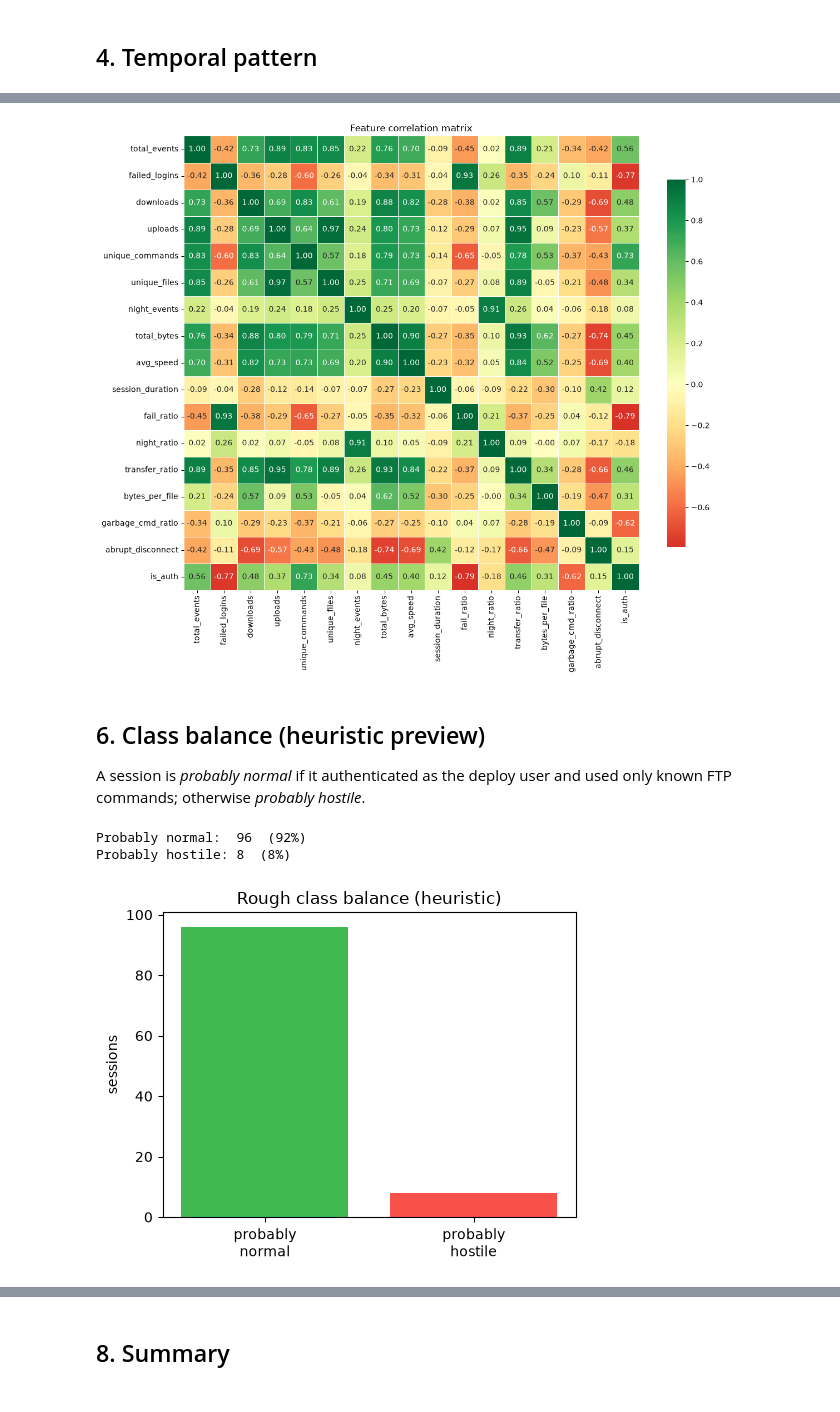
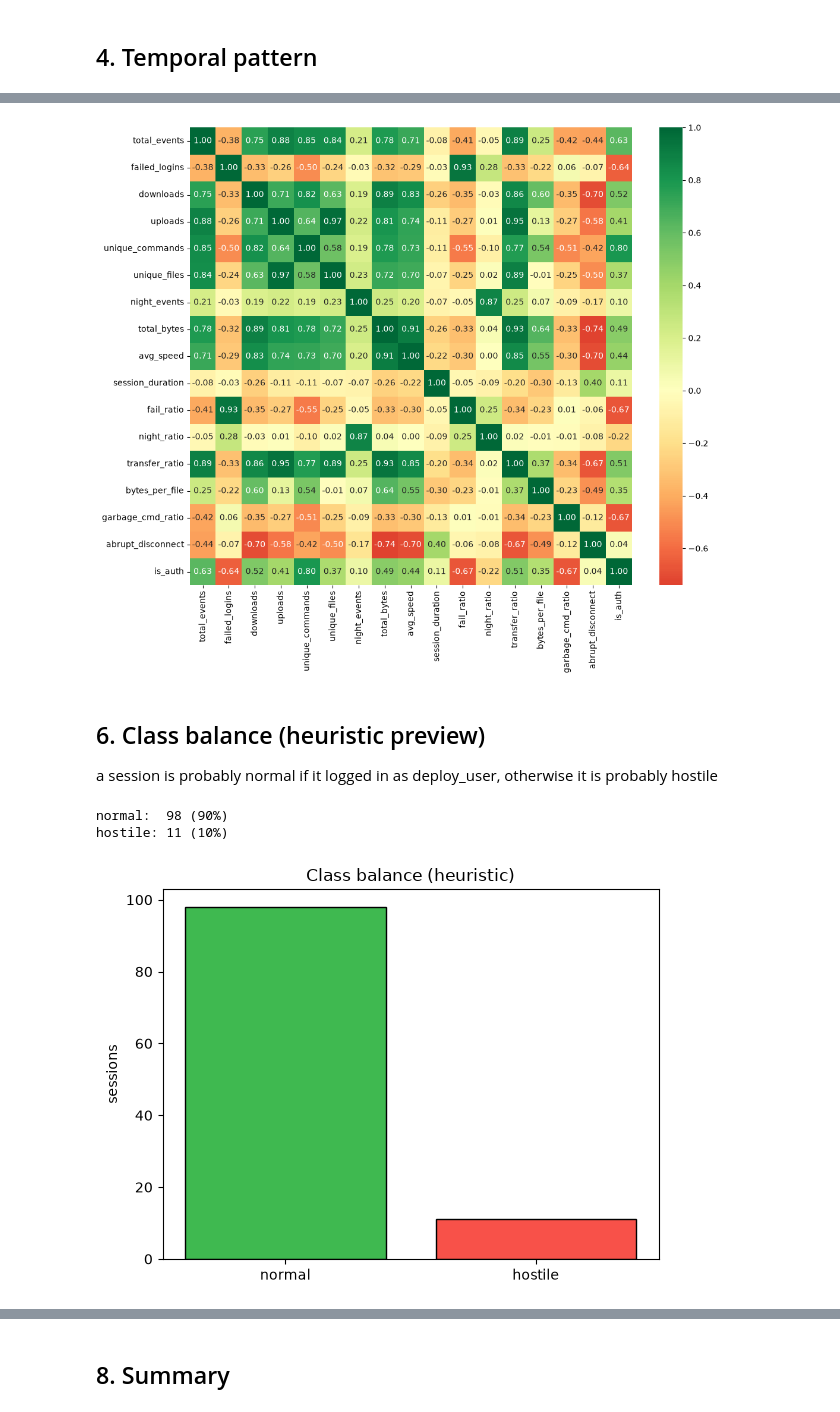
Before and after one commit to AmraniCh/ftp-ids-ml, a Jupyter notebook: notebooks/eda.ipynb, the cells around one changed output, grey strips where cells are left out. Saved outputs shown, nothing was run; the diff lists cells and outputs as text; code cells hidden in the pictures.

```diff
--- a/notebooks/eda.ipynb
+++ b/notebooks/eda.ipynb
@@ -45,25 +39,0 @@ Successfully extracted features from 104 sessions.
-# %%
-rows = []
-for s in sessions:
-    feats = fe.extract(s)
-    rows.append({
-        "src_ip": s["src_ip"],
-        "user": s.get("user") or "",
-        "start_time": s["start_time"],
-        "end_time": s["end_time"],
-        "end_type": s["end_type"],
-        **feats,
-    })
-
-df = pd.DataFrame(rows)
-df["start_time"] = pd.to_datetime(df["start_time"])
-df["end_time"] = pd.to_datetime(df["end_time"])
-
-print(f"Sessions:          {len(df)}")
-print(f"Unique source IPs: {df['src_ip'].nunique()}")
-print(f"Unique users:      {df['user'].replace('', '(none)').nunique()}")
-print(f"Date range:        {df['start_time'].min()} -> {df['start_time'].max()}")
-print()
-print("Sessions per user:")
-
-print(df["user"].replace("", "none").value_counts())
@@ -175,40 +118,33 @@ Night sessions (00:00-06:00): 24/104 (23%)
 # %%
 import seaborn as sns
 
-corr = df[feature_names].corr()
-
 plt.figure(figsize=(12, 10))
-sns.heatmap(corr, annot=True, fmt=".2f", cmap="RdYlGn", center=0,
-            square=True, linewidths=0.5, cbar_kws={"shrink": 0.8})
-plt.title("Feature correlation matrix")
-plt.tight_layout()
+sns.heatmap(df[FEATURE_NAMES].corr(), annot=True, fmt=".2f", cmap="RdYlGn", center=0)
 plt.show()
 # %% [output]
-[figure, old version]
+[figure, new version]
 # %% [markdown]
 ## 6. Class balance (heuristic preview)
 
-A session is *probably normal* if it authenticated as the deploy user
-and used only known FTP commands; otherwise *probably hostile*.
+a session is probably normal if it logged in as deploy_user, otherwise it is probably hostile
 # %%
-is_deploy = df["user"].str.contains("deploy_user") & (df["is_auth"] == 1)
-n_norm = is_deploy.sum()
-n_attack = len(df) - n_norm
+df["label"] = "hostile"
+df.loc[(df["user"] == "deploy_user") & (df["is_auth"] == 1), "label"] = "normal"
 
-print(f"Probably normal:  {n_norm}  ({100*n_norm/len(df):.0f}%)")
-print(f"Probably hostile: {n_attack}  ({100*n_attack/len(df):.0f}%)")
+n_normal = (df["label"] == "normal").sum()
+n_hostile = len(df) - n_normal
 
-plt.figure(figsize=(5, 4))
-plt.bar(["probably\nnormal", "probably\nhostile"], [n_norm, n_attack],
-        color=["#3fb950", "#f85149"])
-plt.title("Rough class balance (heuristic)")
+print(f"normal:  {n_normal} ({100 * n_normal / len(df):.0f}%)")
+print(f"hostile: {n_hostile} ({100 * n_hostile / len(df):.0f}%)")
+
+plt.bar(["normal", "hostile"], [n_normal, n_hostile], color=["#3fb950", "#f85149"], edgecolor="black")
+plt.title("Class balance (heuristic)")
 plt.ylabel("sessions")
-plt.tight_layout()
 plt.show()
 # %% [output]
-Probably normal:  96  (92%)
-Probably hostile: 8  (8%)
+normal:  98 (90%)
+hostile: 11 (10%)
-[figure, old version]
+[figure, new version]
 # %% [markdown]
 ## 7. Deploy session profile
 
```
Also changed, not shown: parts of 21 cells of this notebook.
